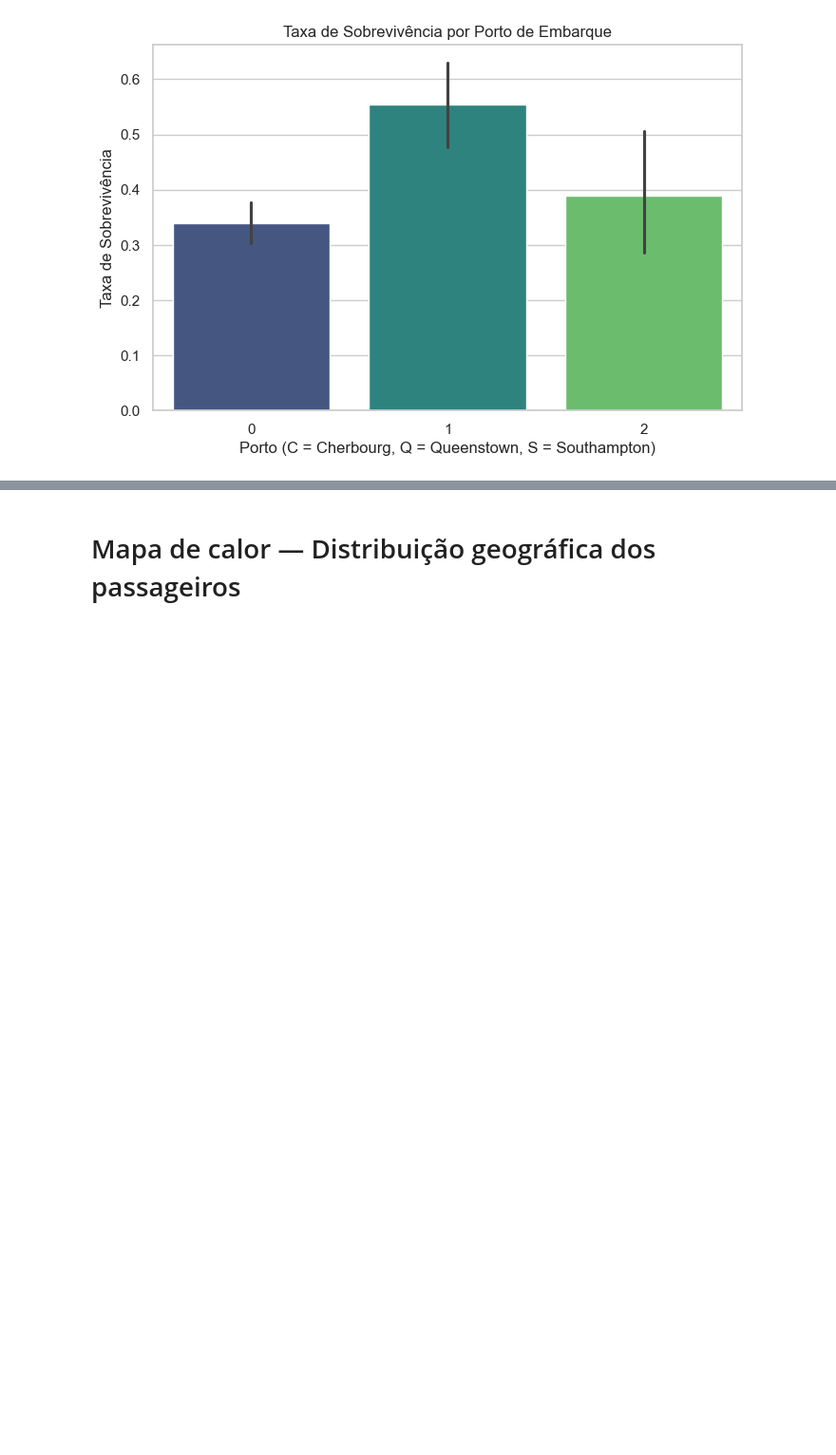
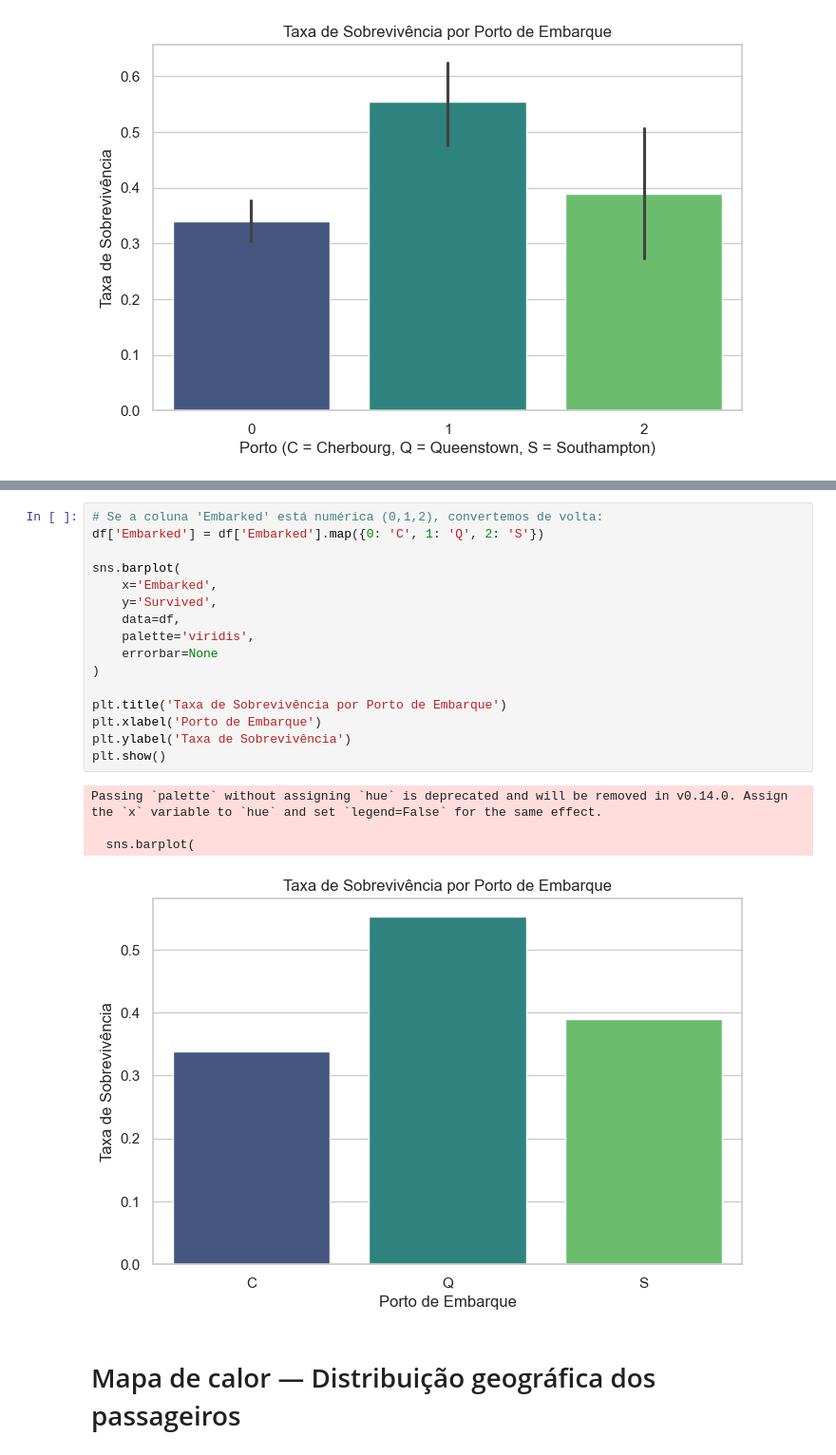
Before and after one commit to Mayk-Gabriel/Mayk, a Jupyter notebook: Pre-processamento de dados titanic.ipynb, the cells around one changed output, grey strips where cells are left out. Shown at 95% size. Drawn from its saved outputs; the diff is of its cells as text; blank space fills up the shorter version.

```diff
--- a/Pre-processamento de dados titanic.ipynb
+++ b/Pre-processamento de dados titanic.ipynb
@@ -222,3 +266,24 @@ Passing `palette` without assigning `hue` is deprecated and will be removed in v
+# %%
+# Se a coluna 'Embarked' está numérica (0,1,2), convertemos de volta:
+df['Embarked'] = df['Embarked'].map({0: 'C', 1: 'Q', 2: 'S'})
+
+sns.barplot(
+    x='Embarked',
+    y='Survived',
+    data=df,
+    palette='viridis',
+    errorbar=None
+)
+
+plt.title('Taxa de Sobrevivência por Porto de Embarque')
+plt.xlabel('Porto de Embarque')
+plt.ylabel('Taxa de Sobrevivência')
+plt.show()
+# %% [output]
+Passing `palette` without assigning `hue` is deprecated and will be removed in v0.14.0. Assign the `x` variable to `hue` and set `legend=False` for the same effect.
+
+  sns.barplot(
+[figure, added]
 # %% [markdown]
 # Mapa de calor — Distribuição geográfica dos passageiros
 # %%
```
Also changed, not shown: parts of 5 cells of this notebook, 1 other file.
